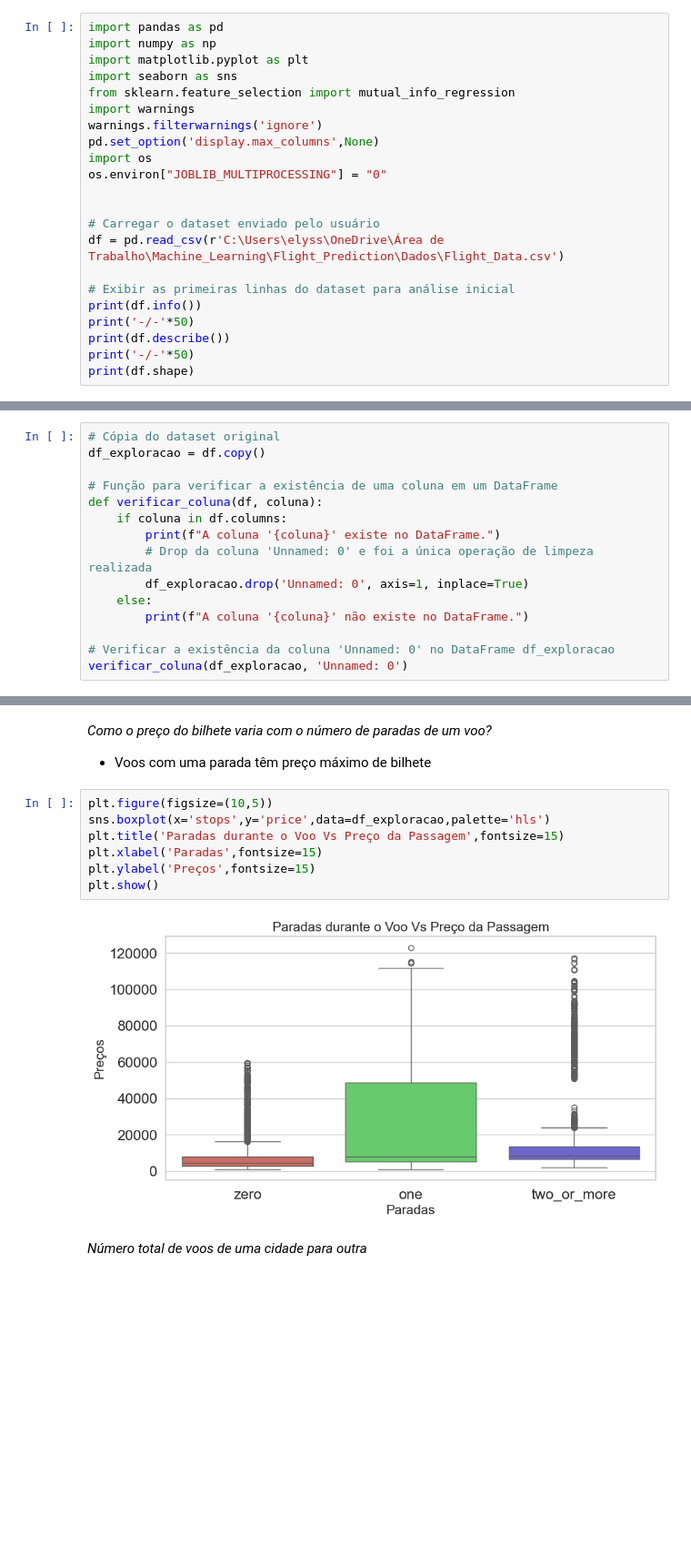
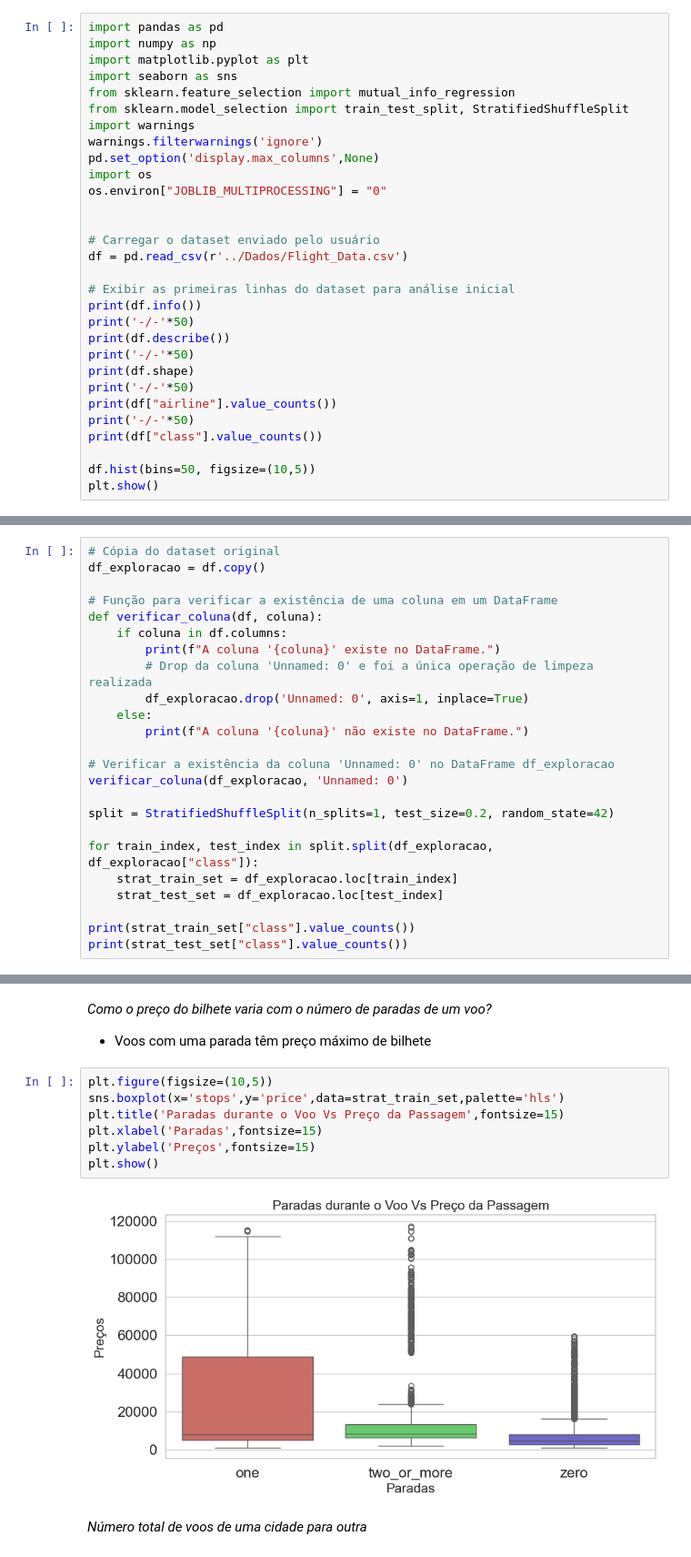
Before and after one commit to ElyssonAlvs/Machine_Learning, a Jupyter notebook: Flight_Prediction/Códigos/Flight_Regression.ipynb, the cells around one changed output, grey strips where cells are left out. Shown at 91% size. Drawn from its saved outputs; the diff is of its cells as text; blank space fills up the shorter version.

Commit message:
add: Alteração no pipeline e divisão train/test

```diff
--- a/Flight_Prediction/Códigos/Flight_Regression.ipynb
+++ b/Flight_Prediction/Códigos/Flight_Regression.ipynb
@@ -25,6 +25,7 @@ import numpy as np
 import matplotlib.pyplot as plt
 import seaborn as sns
 from sklearn.feature_selection import mutual_info_regression
+from sklearn.model_selection import train_test_split, StratifiedShuffleSplit
 import warnings
 warnings.filterwarnings('ignore')
 pd.set_option('display.max_columns',None)
@@ -33,7 +34,7 @@ os.environ["JOBLIB_MULTIPROCESSING"] = "0"
 
 
 # Carregar o dataset enviado pelo usuário
-df = pd.read_csv(r'C:\Users\elyss\OneDrive\Área de Trabalho\Machine_Learning\Flight_Prediction\Dados\Flight_Data.csv')
+df = pd.read_csv(r'../Dados/Flight_Data.csv')
 
 # Exibir as primeiras linhas do dataset para análise inicial
 print(df.info())
@@ -41,6 +42,13 @@ print('-/-'*50)
 print(df.describe())
 print('-/-'*50)
 print(df.shape)
+print('-/-'*50)
+print(df["airline"].value_counts())
+print('-/-'*50)
+print(df["class"].value_counts())
+
+df.hist(bins=50, figsize=(10,5))
+plt.show()
 # %% [output]
 <class 'pandas.core.frame.DataFrame'>
 RangeIndex: 300153 entries, 0 to 300152
@@ -93,5 +102,14 @@ def verificar_coluna(df, coluna):
 
 # Verificar a existência da coluna 'Unnamed: 0' no DataFrame df_exploracao
 verificar_coluna(df_exploracao, 'Unnamed: 0')
+
+split = StratifiedShuffleSplit(n_splits=1, test_size=0.2, random_state=42)
+
+for train_index, test_index in split.split(df_exploracao, df_exploracao["class"]):
+    strat_train_set = df_exploracao.loc[train_index]
+    strat_test_set = df_exploracao.loc[test_index]
+
+print(strat_train_set["class"].value_counts())
+print(strat_test_set["class"].value_counts())
 # %% [output]
 A coluna 'Unnamed: 0' existe no DataFrame.
@@ -368,13 +379,13 @@ plt.show()
 - Voos com uma parada têm preço máximo de bilhete
 # %%
 plt.figure(figsize=(10,5))
-sns.boxplot(x='stops',y='price',data=df_exploracao,palette='hls')
+sns.boxplot(x='stops',y='price',data=strat_train_set,palette='hls')
 plt.title('Paradas durante o Voo Vs Preço da Passagem',fontsize=15)
 plt.xlabel('Paradas',fontsize=15)
 plt.ylabel('Preços',fontsize=15)
 plt.show()
 # %% [output]
-[figure, old version]
+[figure, new version]
 # %% [markdown]
 *Número total de voos de uma cidade para outra*
 # %%
```
Also changed, not shown: parts of 34 cells of this notebook.
